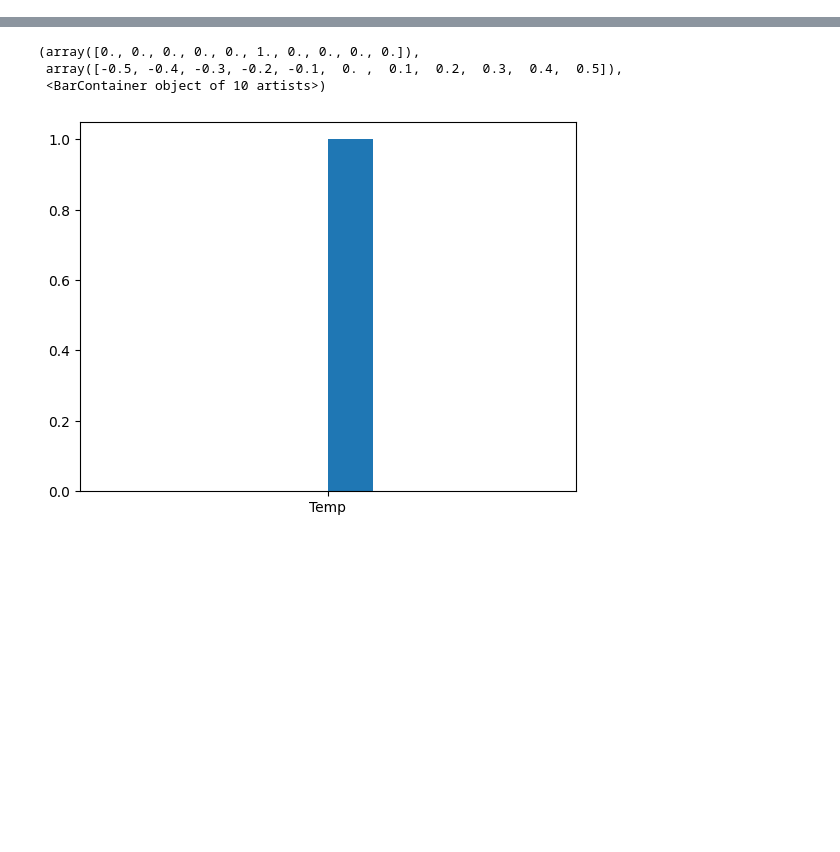
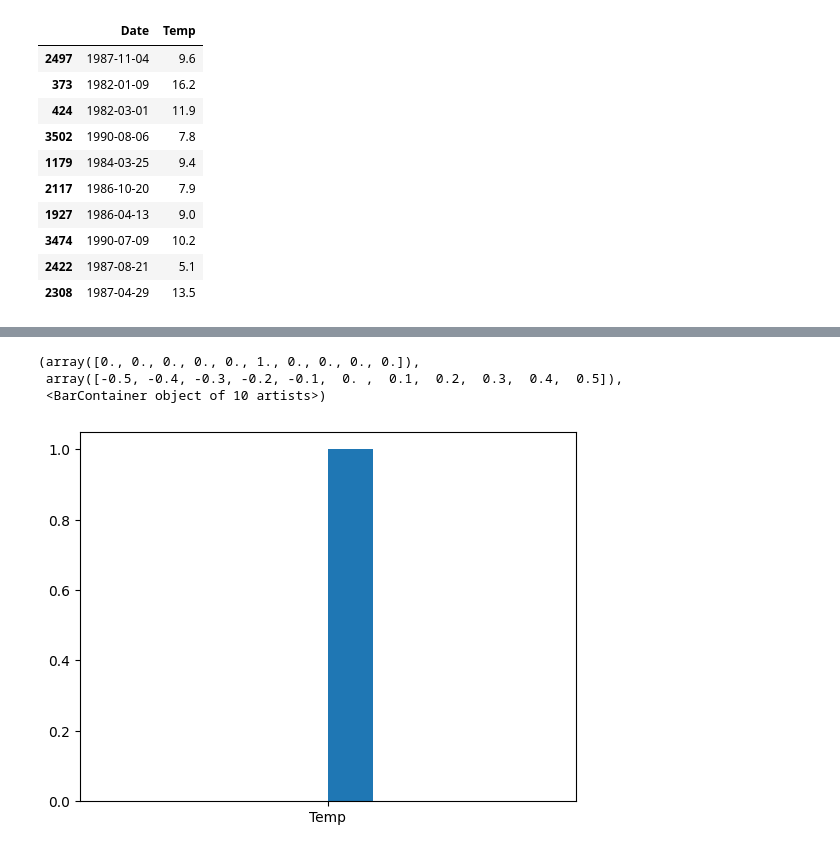
Before and after one commit to ntnqu/DAP2311R1, a Jupyter notebook: Buổi 13 - 16122023/Thực_hành_trực_quan_hoá_dữ_liệu.ipynb, the cells around one changed output, grey strips where cells are left out. Drawn from its saved outputs; the diff is of its cells as text; code cells hidden in the pictures; blank space fills up the shorter version.

```diff
--- a/Buổi 13 - 16122023/Thực_hành_trực_quan_hoá_dữ_liệu.ipynb
+++ b/Buổi 13 - 16122023/Thực_hành_trực_quan_hoá_dữ_liệu.ipynb
@@ -21,3 +21,16 @@ import matplotlib.pyplot as plt
 # %%
 # Nhập dữ liệu
 df = pd.read_csv('daily-min-temperatures.csv')
+df.sample(10)
+# %% [output]
+|  | Date | Temp |
+| 2497 | 1987-11-04 | 9.6 |
+| 373 | 1982-01-09 | 16.2 |
+| 424 | 1982-03-01 | 11.9 |
+| 3502 | 1990-08-06 | 7.8 |
+| 1179 | 1984-03-25 | 9.4 |
+| 2117 | 1986-10-20 | 7.9 |
+| 1927 | 1986-04-13 | 9.0 |
+| 3474 | 1990-07-09 | 10.2 |
+| 2422 | 1987-08-21 | 5.1 |
+| 2308 | 1987-04-29 | 13.5 |
```
Also changed, not shown: parts of 9 cells of this notebook.
